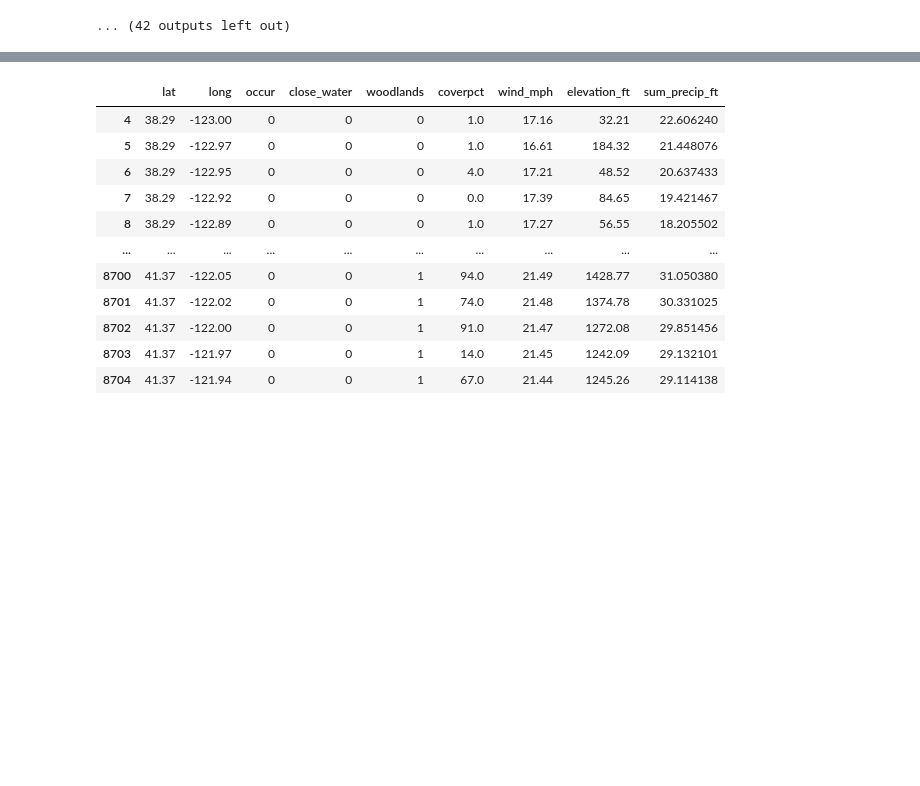
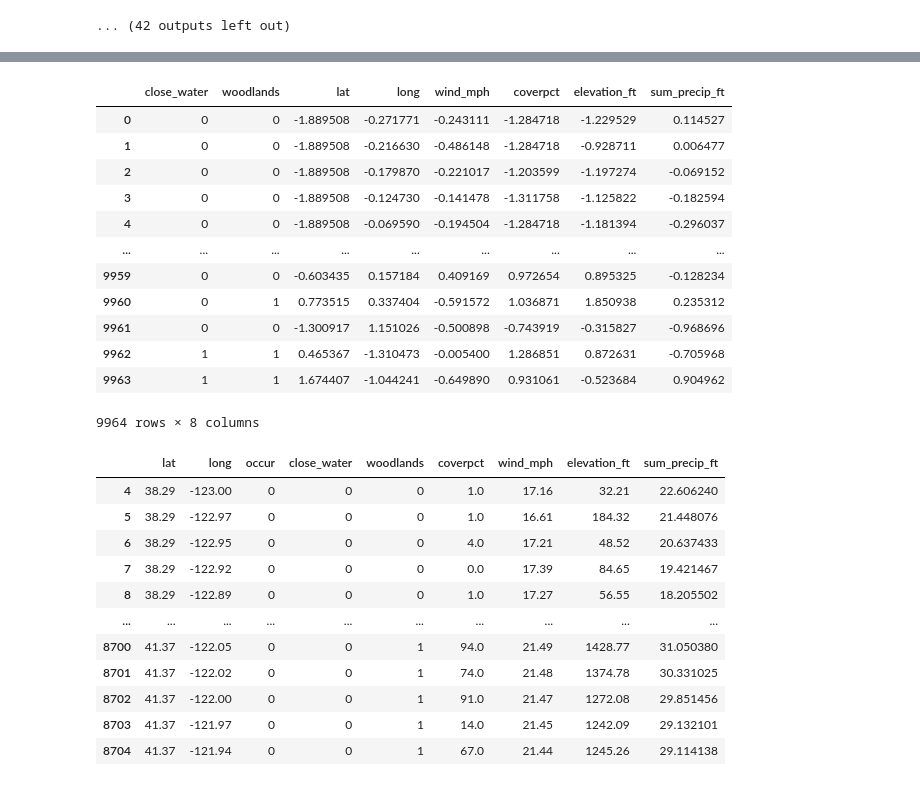
Before and after one commit to gt-big-data/wildfire-detection, a Jupyter notebook: analysis/final_demo_analysis/Wildfire_Cali_Analysis.ipynb, the cells around one changed output, grey strips where cells are left out. Cells and saved outputs as stored; diff of their text form; code cells hidden in the pictures; blank space fills up the shorter version.

```diff
--- a/analysis/final_demo_analysis/Wildfire_Cali_Analysis.ipynb
+++ b/analysis/final_demo_analysis/Wildfire_Cali_Analysis.ipynb
@@ -539,3 +555,19 @@ pickle.dump(best_model, open('xgb_model.sav','wb'))
+# %%
+X_res
+# %% [output]
+|  | close_water | woodlands | lat | long | wind_mph | coverpct | elevation_ft | sum_precip_ft |
+| 0 | 0 | 0 | -1.889508 | -0.271771 | -0.243111 | -1.284718 | -1.229529 | 0.114527 |
+| 1 | 0 | 0 | -1.889508 | -0.216630 | -0.486148 | -1.284718 | -0.928711 | 0.006477 |
+| 2 | 0 | 0 | -1.889508 | -0.179870 | -0.221017 | -1.203599 | -1.197274 | -0.069152 |
+| 3 | 0 | 0 | -1.889508 | -0.124730 | -0.141478 | -1.311758 | -1.125822 | -0.182594 |
+| 4 | 0 | 0 | -1.889508 | -0.069590 | -0.194504 | -1.284718 | -1.181394 | -0.296037 |
+| ... | ... | ... | ... | ... | ... | ... | ... | ... |
+| 9959 | 0 | 0 | -0.603435 | 0.157184 | 0.409169 | 0.972654 | 0.895325 | -0.128234 |
+| 9960 | 0 | 1 | 0.773515 | 0.337404 | -0.591572 | 1.036871 | 1.850938 | 0.235312 |
+| 9961 | 0 | 0 | -1.300917 | 1.151026 | -0.500898 | -0.743919 | -0.315827 | -0.968696 |
+| 9962 | 1 | 1 | 0.465367 | -1.310473 | -0.005400 | 1.286851 | 0.872631 | -0.705968 |
+| 9963 | 1 | 1 | 1.674407 | -1.044241 | -0.649890 | 0.931061 | -0.523684 | 0.904962 |
+9964 rows × 8 columns
 # %%
 df
 # %% [output]
```
Also changed, not shown: parts of 6 cells of this notebook, 2 other files.
